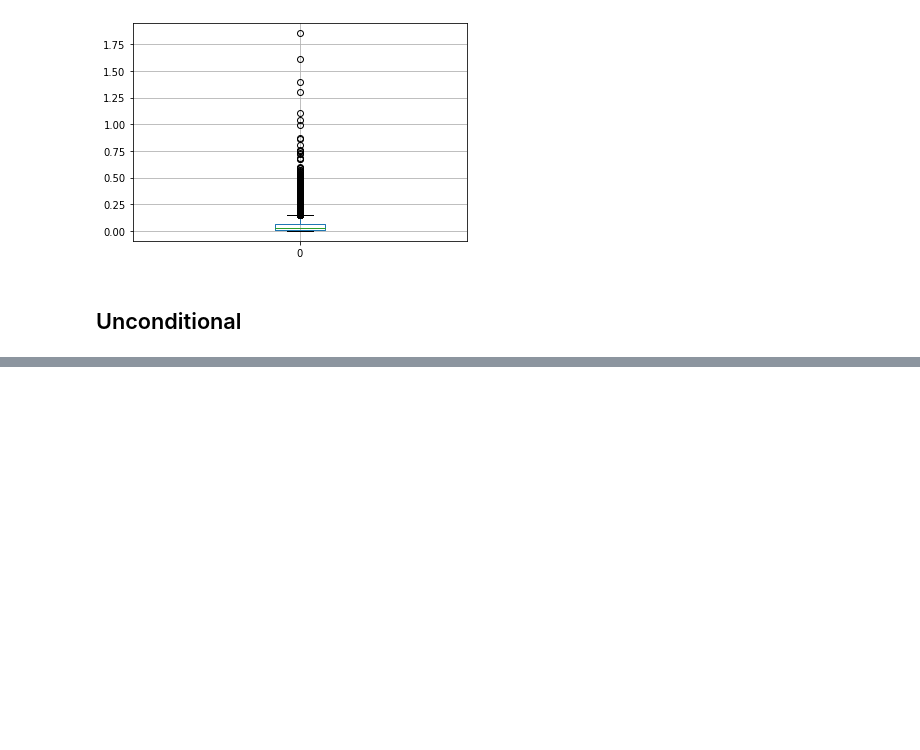
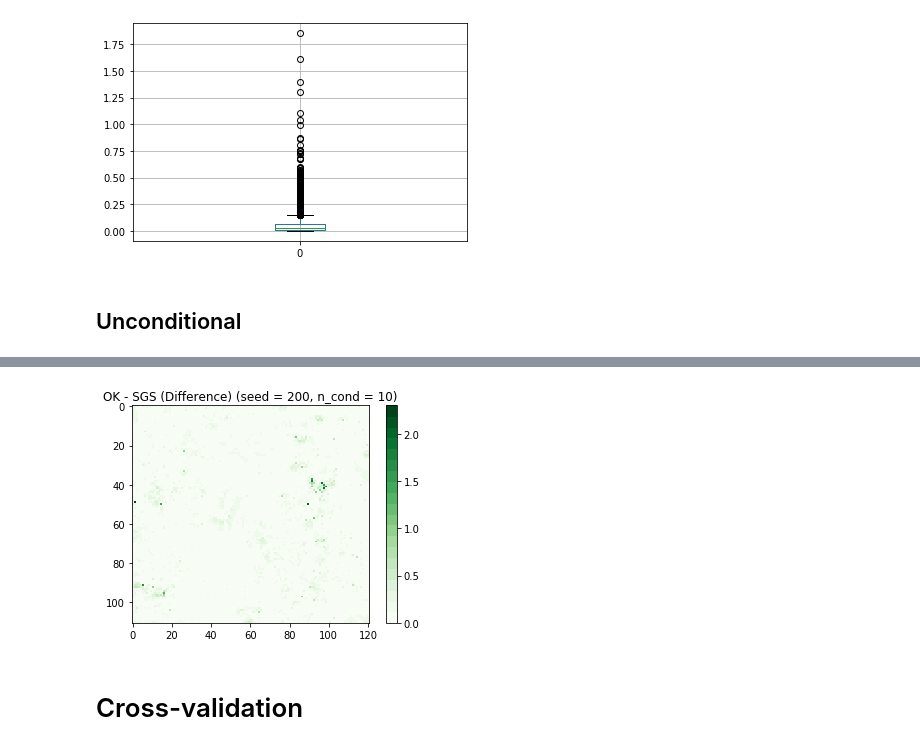
Before and after one commit to sazuluagaz/Geostatistics_Project, a Jupyter notebook: SGS_code_Jimmy_external_data.ipynb, the cells around one changed output, grey strips where cells are left out. Cells and saved outputs as stored; diff of their text form; code cells hidden in the pictures; blank space fills up the shorter version.

```diff
--- a/SGS_code_Jimmy_external_data.ipynb
+++ b/SGS_code_Jimmy_external_data.ipynb
@@ -693,0 +597,15 @@ max        1.853078
+# %%
+difference_ok_sgs = abs(ok_results_units_original - sgs_unconditional)
+# print(difference_ok_sgs.flatten())
+
+plt.title('OK - SGS (Difference) '+'(seed = '+str(seed)+', n_cond = '+str(n_cond)+')')
+plt.imshow(difference_ok_sgs,
+          origin='lower', cmap=plt.cm.get_cmap('Greens', 20))
+plt.gca().invert_yaxis() #invert the y axis because is the nature of the data.
+plt.colorbar()
+plt.savefig('13_Difference_map_original_units_'+str(seed)+'_'+str(n_cond)+'.png', dpi=300) #save a nice .png of this map.
+plt.show()
+# %% [output]
+[figure, added]
+# %% [markdown]
+# Cross-validation
```
Also changed, not shown: parts of 40 cells of this notebook.
